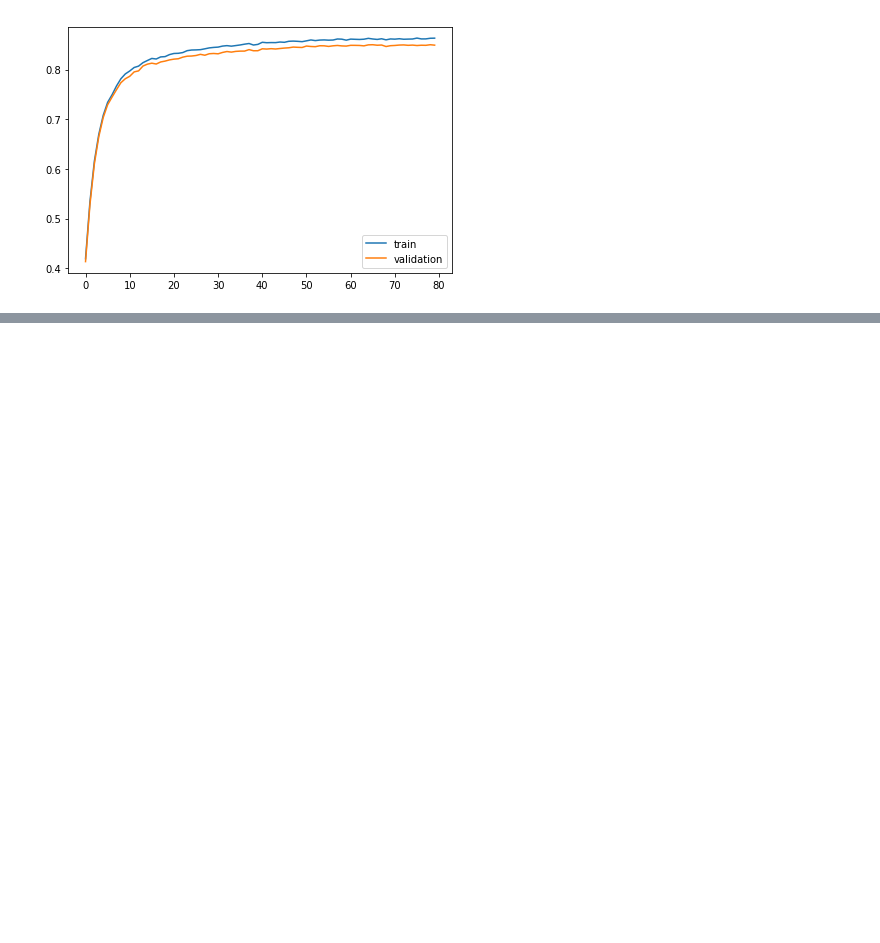
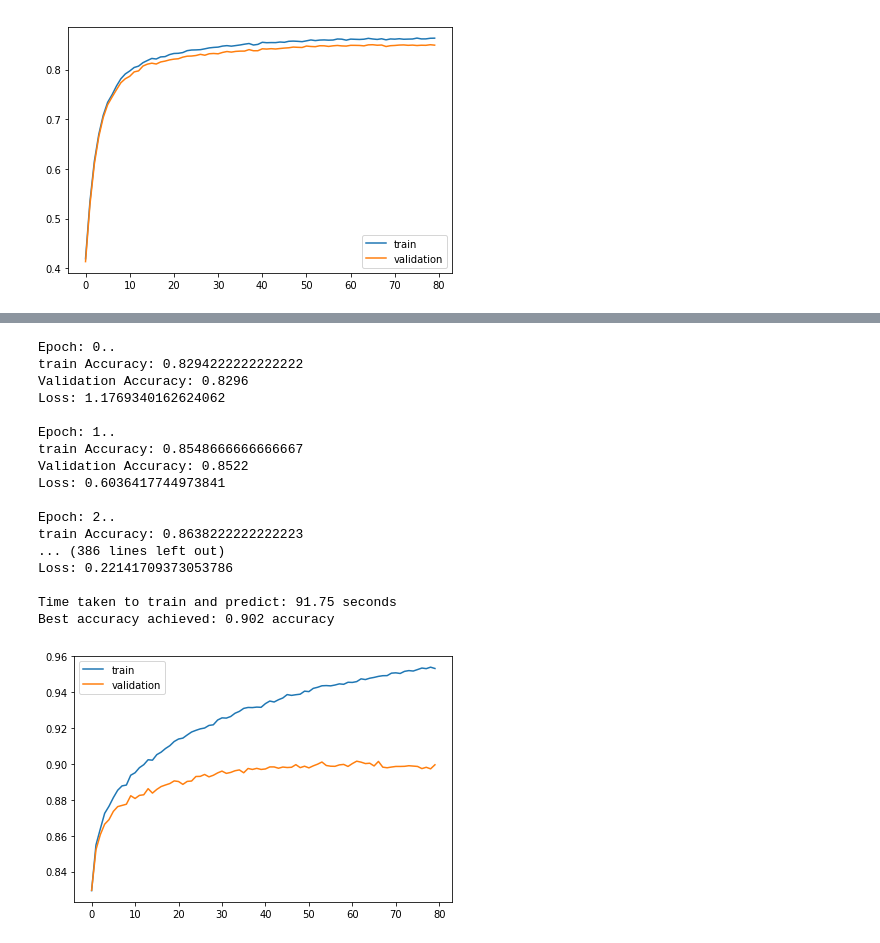
Before and after one commit to denizn/COMP5329-Assn1, a Jupyter notebook: MLP - final-visual changes.ipynb, the cells around one changed output, grey strips where cells are left out. Drawn from its saved outputs; the diff is of its cells as text; code cells hidden in the pictures; blank space fills up the shorter version.

```diff
--- a/MLP - final-visual changes.ipynb
+++ b/MLP - final-visual changes.ipynb
@@ -1189,3 +1188,58 @@ Best accuracy achieved: 0.878 accuracy
+# %%
+import time
+with h5py.File('input/train_128.h5','r') as H:
+    data = np.copy(H['data'])
+with h5py.File('input/train_label.h5','r') as H:
+    label = np.copy(H['label'])
+
+mlp = MLP([128, 128, 128, 10],activation=[None, 'ReLU', 'ReLU','softmax'], dropout=[0.3, 0.3, 0.0, 0])
+
+start = time.time()
+
+losses_desc128, accuracies_train_flat128, accuracies_test_flat128 = mlp.model_checkpointer(data, label, batch_size=32, momentum=0.9, learning_rate=0.0001,epochs=80)
+
+end = time.time()
+print('Time taken to train and predict: {:.2f} seconds'.format(end-start))
+print('Best accuracy achieved: {:.3f} accuracy'.format(mlp.best_accuracy))
+
+plt.plot(accuracies_train_desc256, label='train')
+plt.plot(accuracies_test_desc256, label='validation')
+plt.tight_layout()
+plt.legend()
+plt.savefig('accuracy_relu_dropout0.1.png')
+
+# READ TEST DATA
+with h5py.File('input/test_128.h5','r') as H:
+    test_data = np.copy(H['data'])
+
+scaler = StandardScaler().fit(data)
+scaled_test_data = scaler.transform(test_data)
+test_predictions = mlp.best_model.predict(scaled_test_data)
+
+best_accuracy_desc256 = mlp.best_accuracy
+
+# WRITE PREDICTIONS
+with h5py.File('output/Predicted_labels.h5','w') as hdf:
+    hdf.create_dataset('labels', data = test_predictions)
+# %% [output]
+Epoch: 0..
+train Accuracy: 0.8294222222222222
+Validation Accuracy: 0.8296
+Loss: 1.1769340162624062
+
+Epoch: 1..
+train Accuracy: 0.8548666666666667
+Validation Accuracy: 0.8522
+Loss: 0.6036417744973841
+
+Epoch: 2..
+train Accuracy: 0.8638222222222223
+... (386 lines left out)
+Loss: 0.22141709373053786
+
+Time taken to train and predict: 91.75 seconds
+Best accuracy achieved: 0.902 accuracy
+[figure, added]
 # %%
 import time
 with h5py.File('input/train_128.h5','r') as H:
```
Also changed, not shown: parts of 6 cells of this notebook, 4 other files.
